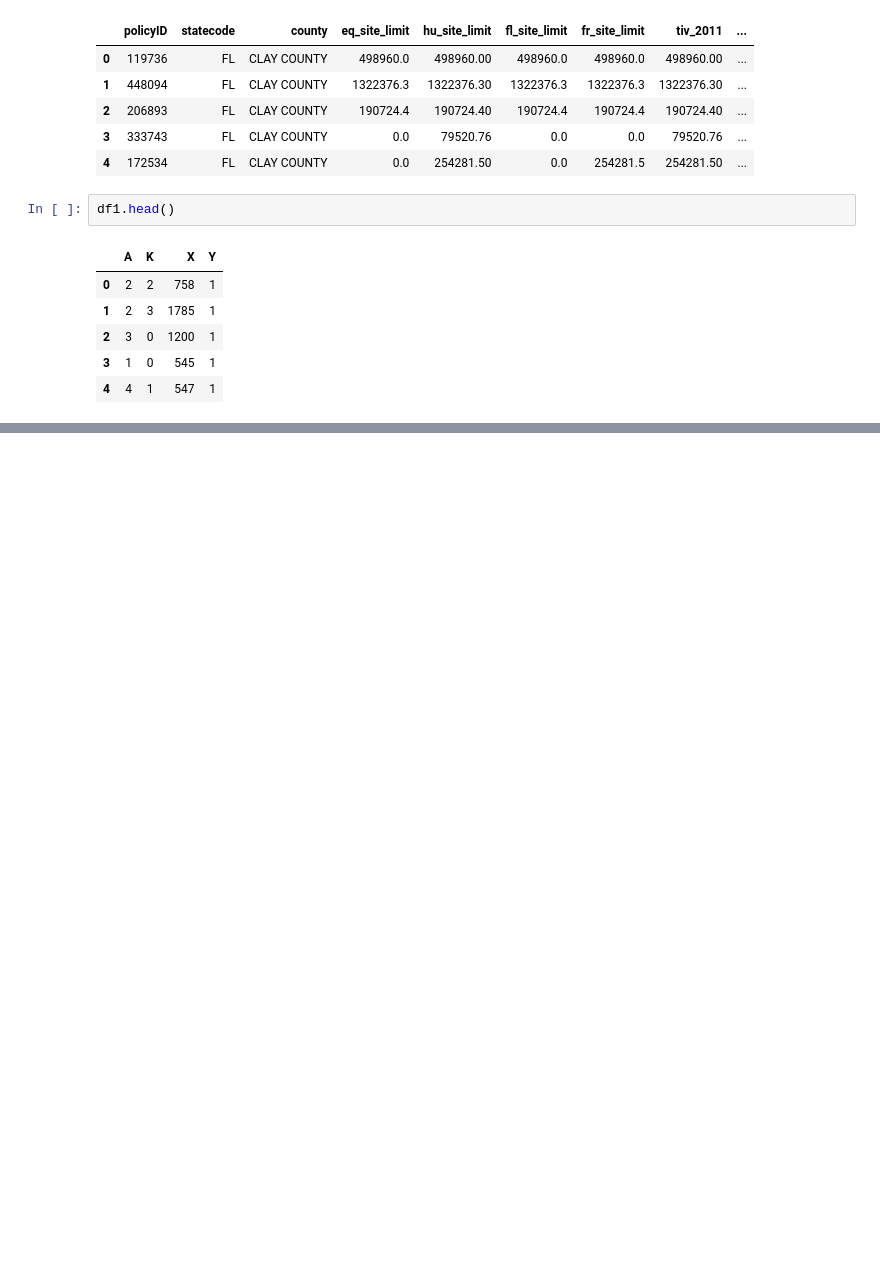
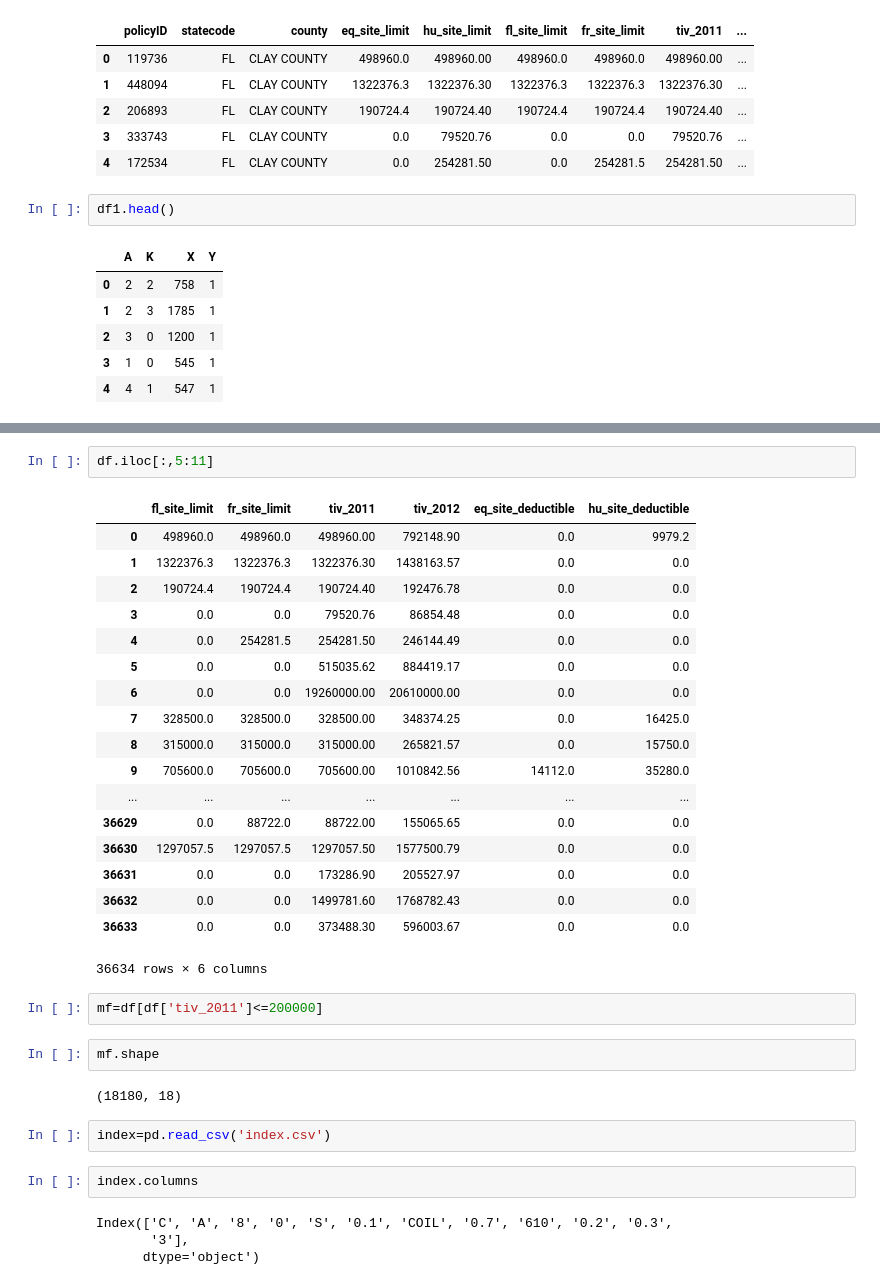
Before and after one commit to Deepak-Marichi/python-101, a Jupyter notebook: python-101.ipynb, the cells around one changed output, grey strips where cells are left out. Saved outputs shown, nothing was run; the diff lists cells and outputs as text; blank space fills up the shorter version.

```diff
--- a/python-101.ipynb
+++ b/python-101.ipynb
@@ -216,0 +343,35 @@ df1.head()
+# %%
+df.iloc[:,5:11]
+# %% [output]
+|  | fl_site_limit | fr_site_limit | tiv_2011 | tiv_2012 | eq_site_deductible | hu_site_deductible |
+| 0 | 498960.0 | 498960.0 | 498960.00 | 792148.90 | 0.0 | 9979.2 |
+| 1 | 1322376.3 | 1322376.3 | 1322376.30 | 1438163.57 | 0.0 | 0.0 |
+| 2 | 190724.4 | 190724.4 | 190724.40 | 192476.78 | 0.0 | 0.0 |
+| 3 | 0.0 | 0.0 | 79520.76 | 86854.48 | 0.0 | 0.0 |
+| 4 | 0.0 | 254281.5 | 254281.50 | 246144.49 | 0.0 | 0.0 |
+| 5 | 0.0 | 0.0 | 515035.62 | 884419.17 | 0.0 | 0.0 |
+| 6 | 0.0 | 0.0 | 19260000.00 | 20610000.00 | 0.0 | 0.0 |
+| 7 | 328500.0 | 328500.0 | 328500.00 | 348374.25 | 0.0 | 16425.0 |
+| 8 | 315000.0 | 315000.0 | 315000.00 | 265821.57 | 0.0 | 15750.0 |
+| 9 | 705600.0 | 705600.0 | 705600.00 | 1010842.56 | 14112.0 | 35280.0 |
+| ... | ... | ... | ... | ... | ... | ... |
+| 36629 | 0.0 | 88722.0 | 88722.00 | 155065.65 | 0.0 | 0.0 |
+| 36630 | 1297057.5 | 1297057.5 | 1297057.50 | 1577500.79 | 0.0 | 0.0 |
+| 36631 | 0.0 | 0.0 | 173286.90 | 205527.97 | 0.0 | 0.0 |
+| 36632 | 0.0 | 0.0 | 1499781.60 | 1768782.43 | 0.0 | 0.0 |
+| 36633 | 0.0 | 0.0 | 373488.30 | 596003.67 | 0.0 | 0.0 |
+36634 rows × 6 columns
+# %%
+mf=df[df['tiv_2011']<=200000]
+# %%
+mf.shape
+# %% [output]
+(18180, 18)
+# %%
+index=pd.read_csv('index.csv')
+# %%
+index.columns
+# %% [output]
+Index(['C', 'A', '8', '0', 'S', '0.1', 'COIL', '0.7', '610', '0.2', '0.3',
+       '3'],
+      dtype='object')
```
Also changed, not shown: parts of 19 cells of this notebook, 1 other file.
